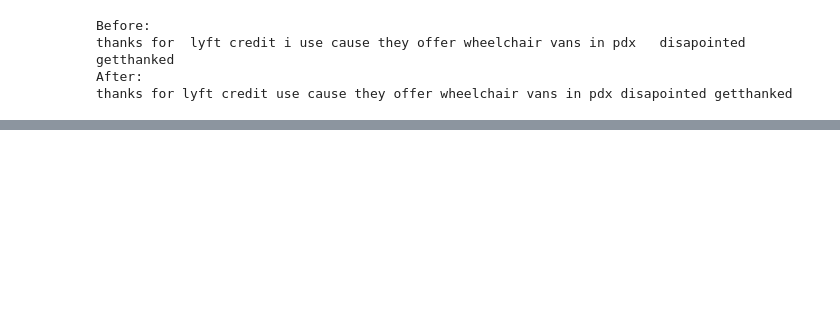
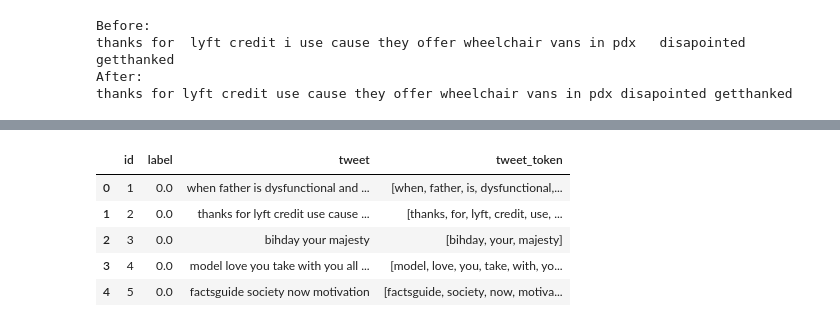
Before and after one commit to ek01012020/NLP, a Jupyter notebook: lesson_1/hw_lesson_1.ipynb, the cells around one changed output, grey strips where cells are left out. Saved outputs shown, nothing was run; the diff lists cells and outputs as text; code cells hidden in the pictures; blank space fills up the shorter version.

```diff
--- a/lesson_1/hw_lesson_1.ipynb
+++ b/lesson_1/hw_lesson_1.ipynb
@@ -456 +467,11 @@ thanks for lyft credit use cause they offer wheelchair vans in pdx disapointed g
+# %%
+combine_df['tweet_token'] = list(map(nltk.tokenize.word_tokenize,combine_df.tweet))
+combine_df.head()
+# %% [output]
+|  | id | label | tweet | tweet_token |
+| 0 | 1 | 0.0 | when father is dysfunctional and ... | [when, father, is, dysfunctional,... |
+| 1 | 2 | 0.0 | thanks for lyft credit use cause ... | [thanks, for, lyft, credit, use, ... |
+| 2 | 3 | 0.0 | bihday your majesty | [bihday, your, majesty] |
+| 3 | 4 | 0.0 | model love you take with you all ... | [model, love, you, take, with, yo... |
+| 4 | 5 | 0.0 | factsguide society now motivation | [factsguide, society, now, motiva... |
 # %% [markdown]
```
Also changed, not shown: parts of 26 cells of this notebook, 1 other file.
